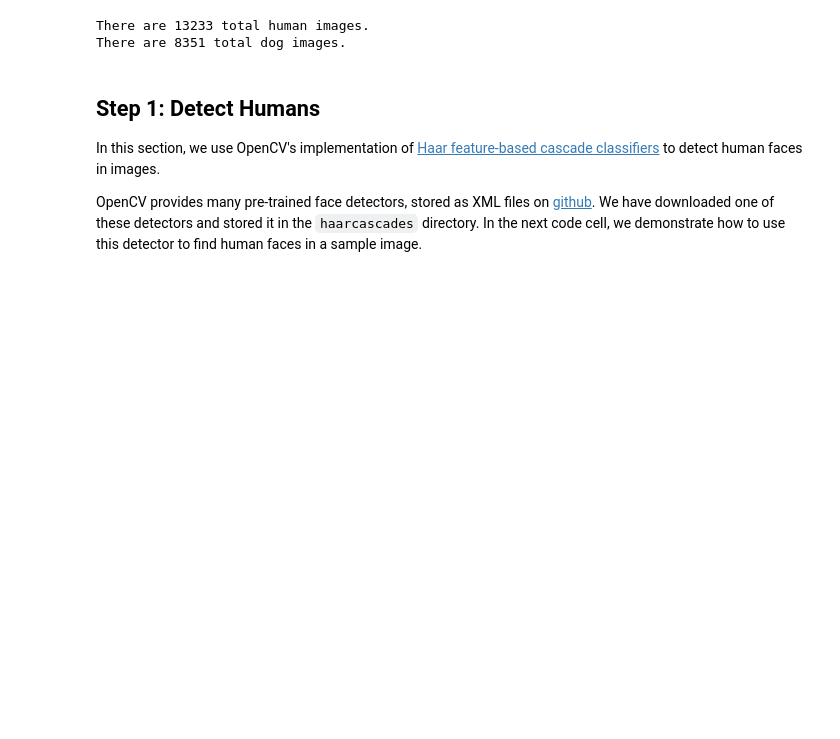
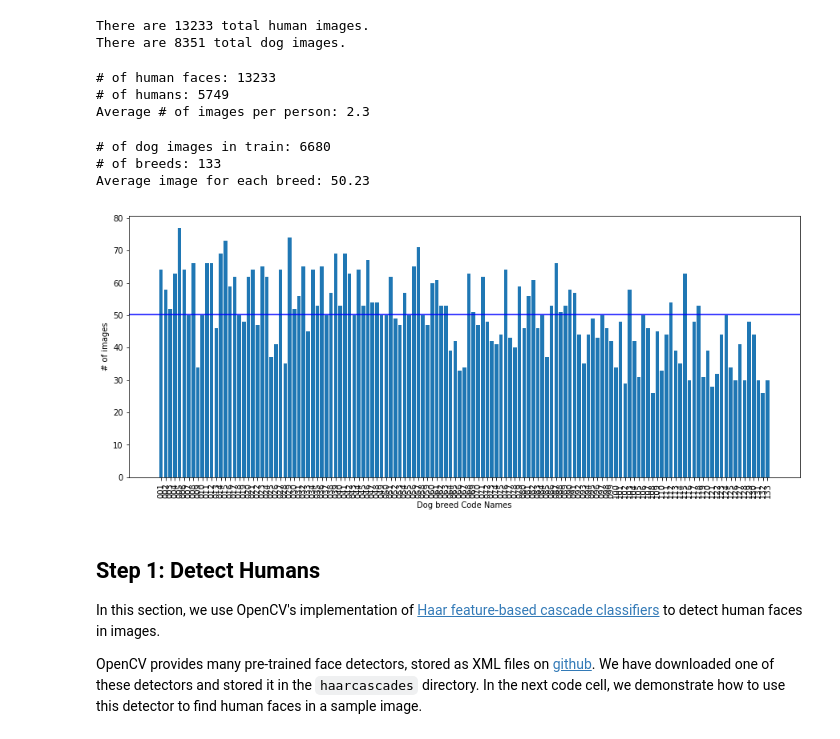
Before and after one commit to abshakiba/deep-learning-v2-pytorch, a Jupyter notebook: project-dog-classification/dog_app.ipynb, the cells around one changed output. Cells and saved outputs as stored; diff of their text form; code cells hidden in the pictures; blank space fills up the shorter version.

```diff
--- a/project-dog-classification/dog_app.ipynb
+++ b/project-dog-classification/dog_app.ipynb
@@ -67,6 +68,36 @@ print('There are %d total dog images.' % len(dog_files))
 # %% [output]
 There are 13233 total human images.
 There are 8351 total dog images.
+# %%
+print('Number of human faces:',len(glob("/data/lfw/*/*")))
+print('Number of humans:', len(glob('/data/lfw/*')))
+print('Average # of images per person:', round(len(glob("/data/lfw/*/*"))/len(glob('/data/lfw/*')),2))
+# %% [output]
+# of human faces: 13233
+# of humans: 5749
+Average # of images per person: 2.3
+# %%
+images_breed = [len(glob(x+'/*')) for x in glob("/data/dog_images/train/*")]
+dog_breeds = [x.split('/')[-1] for x in glob("/data/dog_images/train/*")]
+print("Number of dog images in train:",sum(images_breed))
+print("Number of breeds:",len(dog_breeds))
+print("Average image for each breed:",round(np.mean(images_breed),2))
+# %% [output]
+# of dog images in train: 6680
+# of breeds: 133
+Average image for each breed: 50.23
+# %%
+breeds_codes = [breed.split(".")[0] for breed in dog_breeds]
+# %%
+plt.figure(figsize=(15,6))
+plt.bar(breeds_codes, images_breed)
+plt.xticks(rotation='vertical')
+plt.axhline(round(np.mean(images_breed),2), color='blue')
+plt.xlabel('Dog breed Code Names')
+plt.ylabel('# of images')
+plt.show()
+# %% [output]
+[figure, added]
 # %% [markdown]
 <a id='step1'></a>
 ## Step 1: Detect Humans
```
Also changed, not shown: parts of 2 cells of this notebook, 2 other files.
